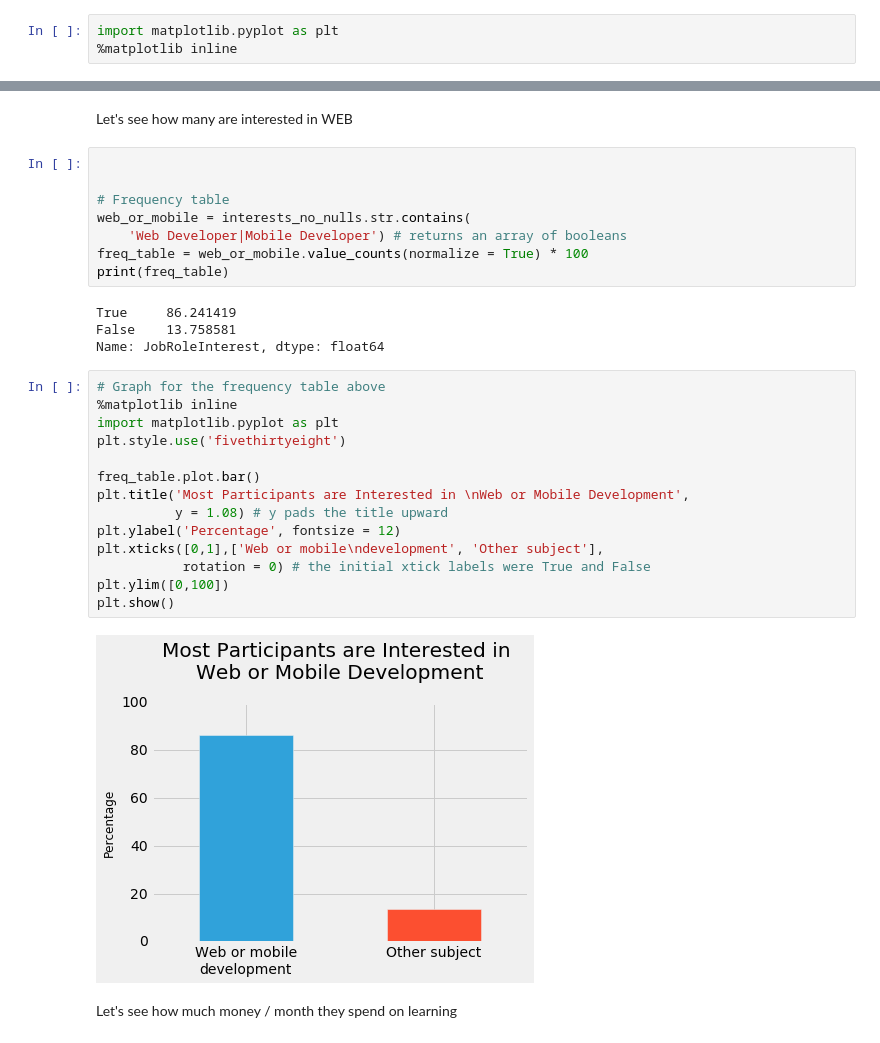
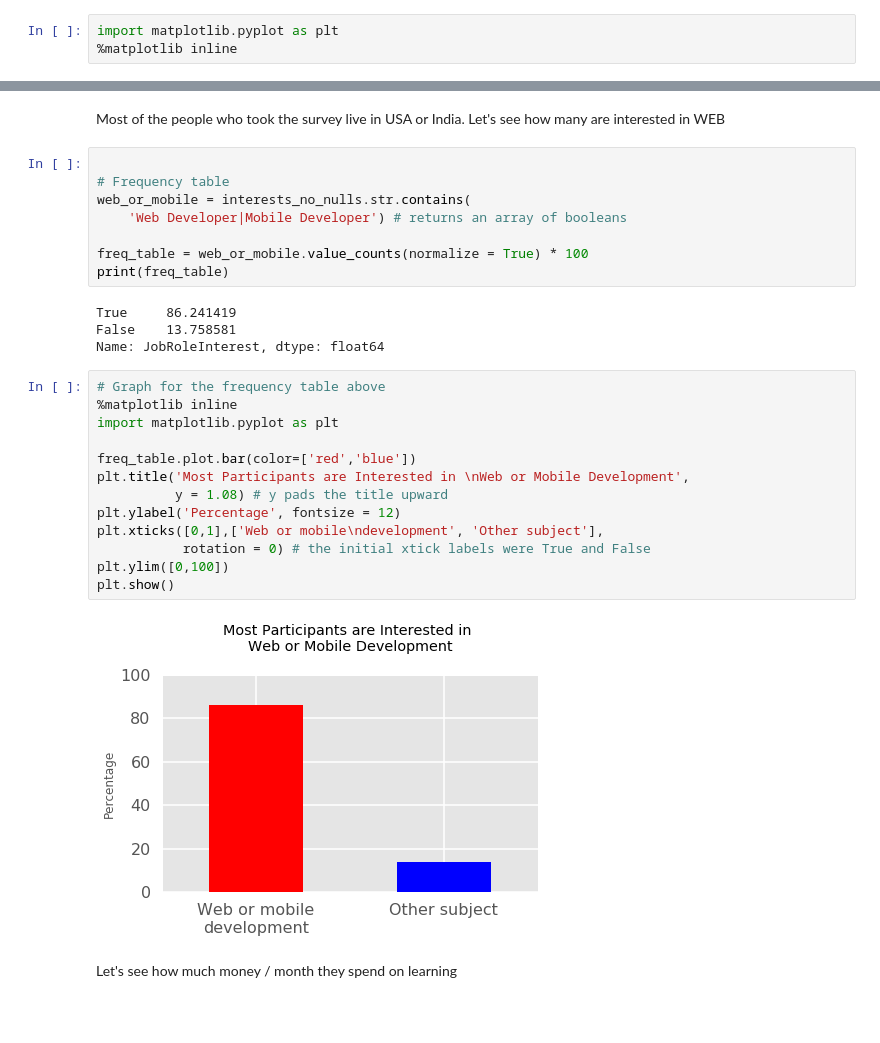
Before and after one commit to vlad-e/Finding-the-Best-Markets-to-Advertise-In, a Jupyter notebook: Basics.ipynb, the cells around one changed output, grey strips where cells are left out. Saved outputs shown, nothing was run; the diff lists cells and outputs as text; blank space fills up the shorter version.

```diff
--- a/Basics.ipynb
+++ b/Basics.ipynb
@@ -113,12 +129,12 @@ pd.DataFrame(data = {'Absolute frequency': absolute_frequencies,
 137 rows × 2 columns
 # %% [markdown]
-Let's see how many are interested in WEB
+Most of the people who took the survey live in USA or India. Let's see how many are interested in WEB
 # %%
-
 
 # Frequency table
 web_or_mobile = interests_no_nulls.str.contains(
     'Web Developer|Mobile Developer') # returns an array of booleans
+
 freq_table = web_or_mobile.value_counts(normalize = True) * 100
 print(freq_table)
 # %% [output]
@@ -128,19 +144,18 @@ Name: JobRoleInterest, dtype: float64
 # %%
 # Graph for the frequency table above
 %matplotlib inline
 import matplotlib.pyplot as plt
-plt.style.use('fivethirtyeight')
 
-freq_table.plot.bar()
+freq_table.plot.bar(color=['red','blue'])
 plt.title('Most Participants are Interested in \nWeb or Mobile Development',
           y = 1.08) # y pads the title upward
 plt.ylabel('Percentage', fontsize = 12)
 plt.xticks([0,1],['Web or mobile\ndevelopment', 'Other subject'],
            rotation = 0) # the initial xtick labels were True and False
 plt.ylim([0,100])
 plt.show()
 # %% [output]
-[figure, old version]
+[figure, new version]
 # %% [markdown]
 Let's see how much money / month they spend on learning
 # %%
```
Also changed, not shown: parts of 11 cells of this notebook.
